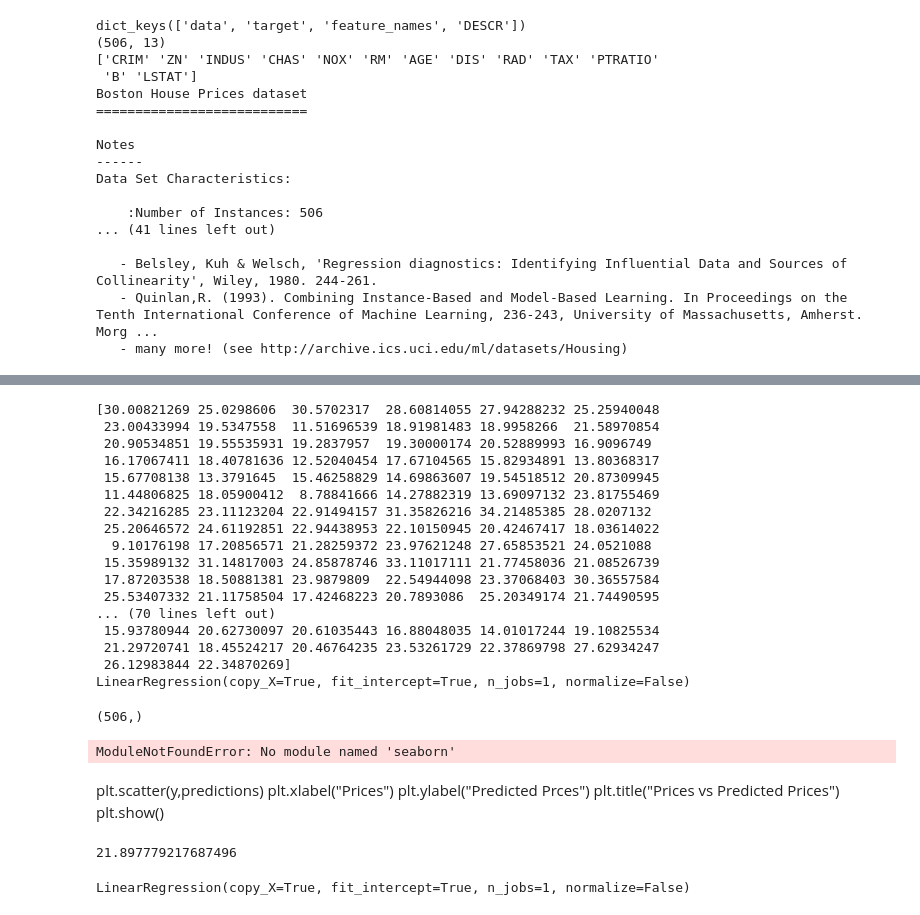
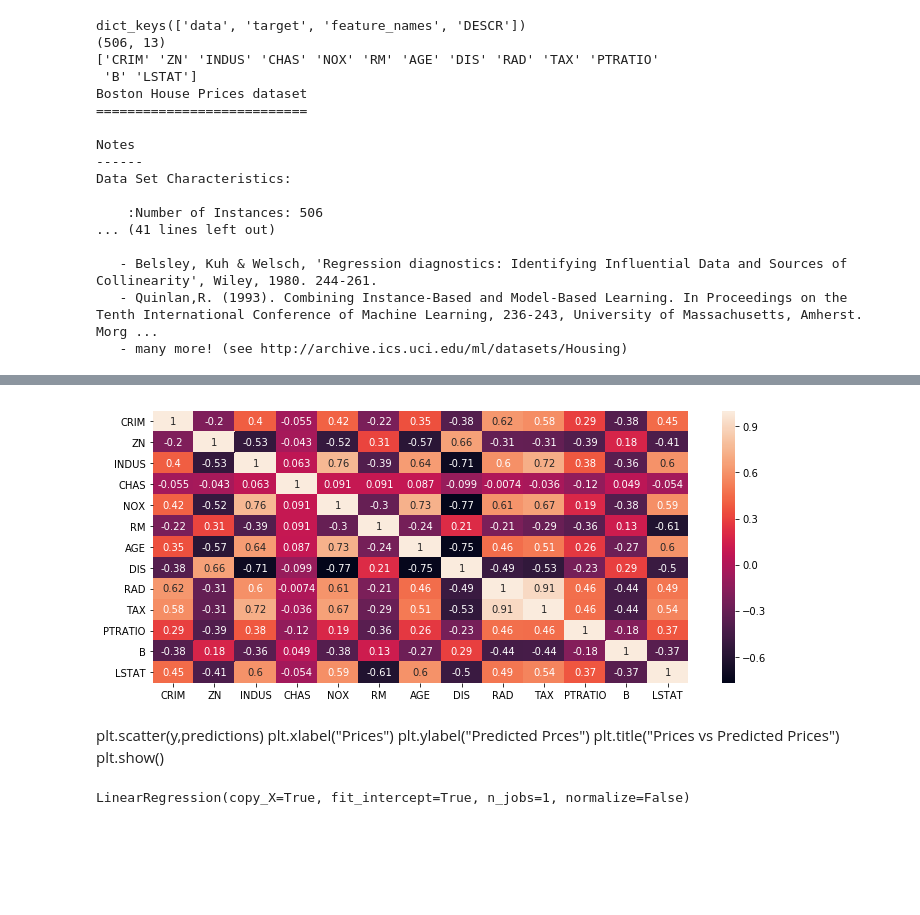
Before and after one commit to samarthsarin/Linear-Regression, a Jupyter notebook: Linear Regression_Boston_Pricing.ipynb, the cells around one changed output, grey strips where cells are left out. Drawn from its saved outputs; the diff is of its cells as text; code cells hidden in the pictures; blank space fills up the shorter version.

Commit message:
Linear Regression

```diff
--- a/Linear Regression_Boston_Pricing.ipynb
+++ b/Linear Regression_Boston_Pricing.ipynb
@@ -82,47 +42,17 @@ lm = linear_model.LinearRegression()
 model = lm.fit(X,y)         #Fits the linear model
 # %%
 predictions = lm.predict(X)          #predict y using linear model coefficients
-print(predictions)
-print(lm)
-predictions.shape
-# %% [output]
-[30.00821269 25.0298606  30.5702317  28.60814055 27.94288232 25.25940048
- 23.00433994 19.5347558  11.51696539 18.91981483 18.9958266  21.58970854
- 20.90534851 19.55535931 19.2837957  19.30000174 20.52889993 16.9096749
- 16.17067411 18.40781636 12.52040454 17.67104565 15.82934891 13.80368317
- 15.67708138 13.3791645  15.46258829 14.69863607 19.54518512 20.87309945
- 11.44806825 18.05900412  8.78841666 14.27882319 13.69097132 23.81755469
- 22.34216285 23.11123204 22.91494157 31.35826216 34.21485385 28.0207132
- 25.20646572 24.61192851 22.94438953 22.10150945 20.42467417 18.03614022
-  9.10176198 17.20856571 21.28259372 23.97621248 27.65853521 24.0521088
- 15.35989132 31.14817003 24.85878746 33.11017111 21.77458036 21.08526739
- 17.87203538 18.50881381 23.9879809  22.54944098 23.37068403 30.36557584
- 25.53407332 21.11758504 17.42468223 20.7893086  25.20349174 21.74490595
-... (70 lines left out)
- 15.93780944 20.62730097 20.61035443 16.88048035 14.01017244 19.10825534
- 21.29720741 18.45524217 20.46764235 23.53261729 22.37869798 27.62934247
- 26.12983844 22.34870269]
-LinearRegression(copy_X=True, fit_intercept=True, n_jobs=1, normalize=False)
-(506,)
 # %%
-from sklearn.metrics import confusion_matrix
 import seaborn as sns
-
-cm = confusion_matrix(y, predictions)
-sns.heatmap(cm, annot = True)
+plt.figure(figsize=(12,5))
+sns.heatmap(X.corr(), annot = True)
 plt.show()
 # %% [output]
-ModuleNotFoundError: No module named 'seaborn'
+[figure, added]
 # %% [markdown]
 plt.scatter(y,predictions)
 plt.xlabel("Prices")
 plt.ylabel("Predicted Prces")
 plt.title("Prices vs Predicted Prices")
 plt.show()
-# %%
-import numpy as np
-mse=np.mean((y-lm.predict(X))**2)
-print(mse)
-# %% [output]
-21.897779217687496
 # %%
```
Also changed, not shown: parts of 7 cells of this notebook.
